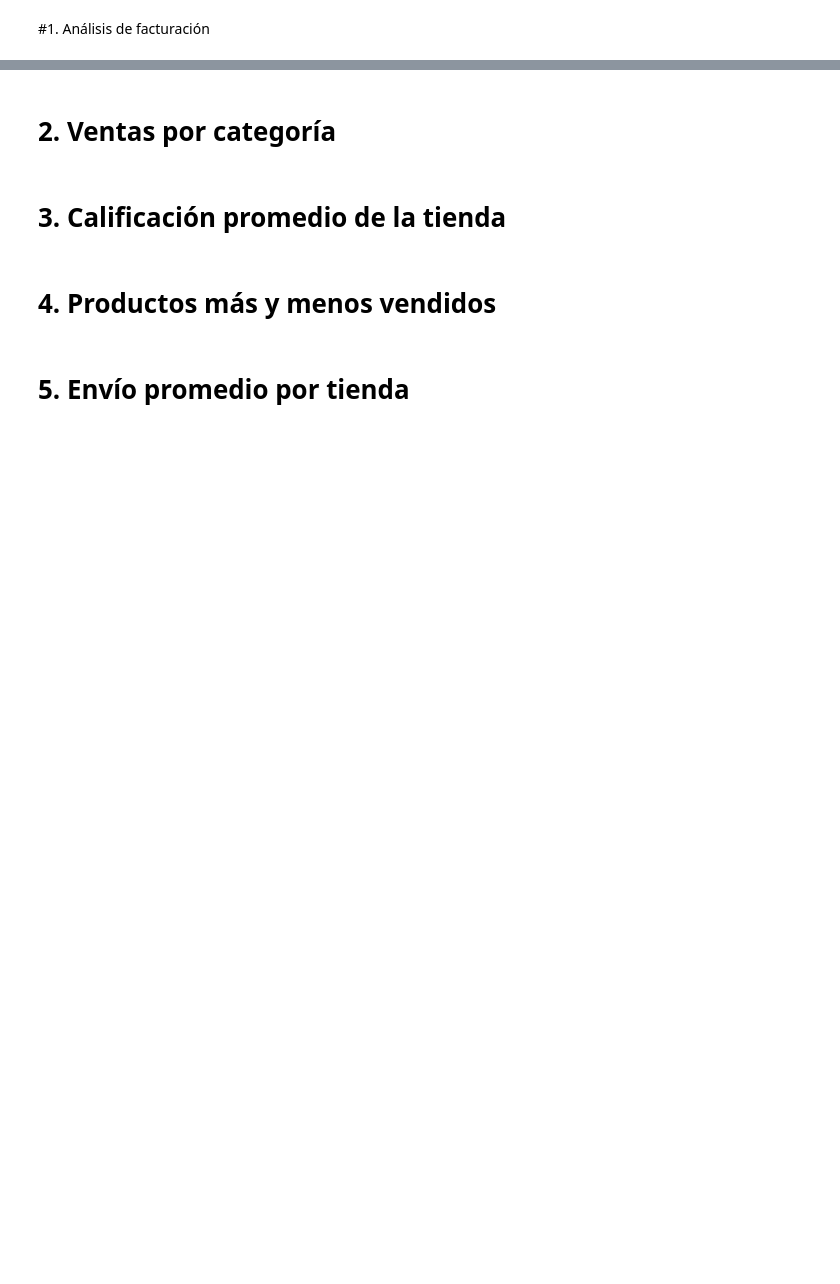
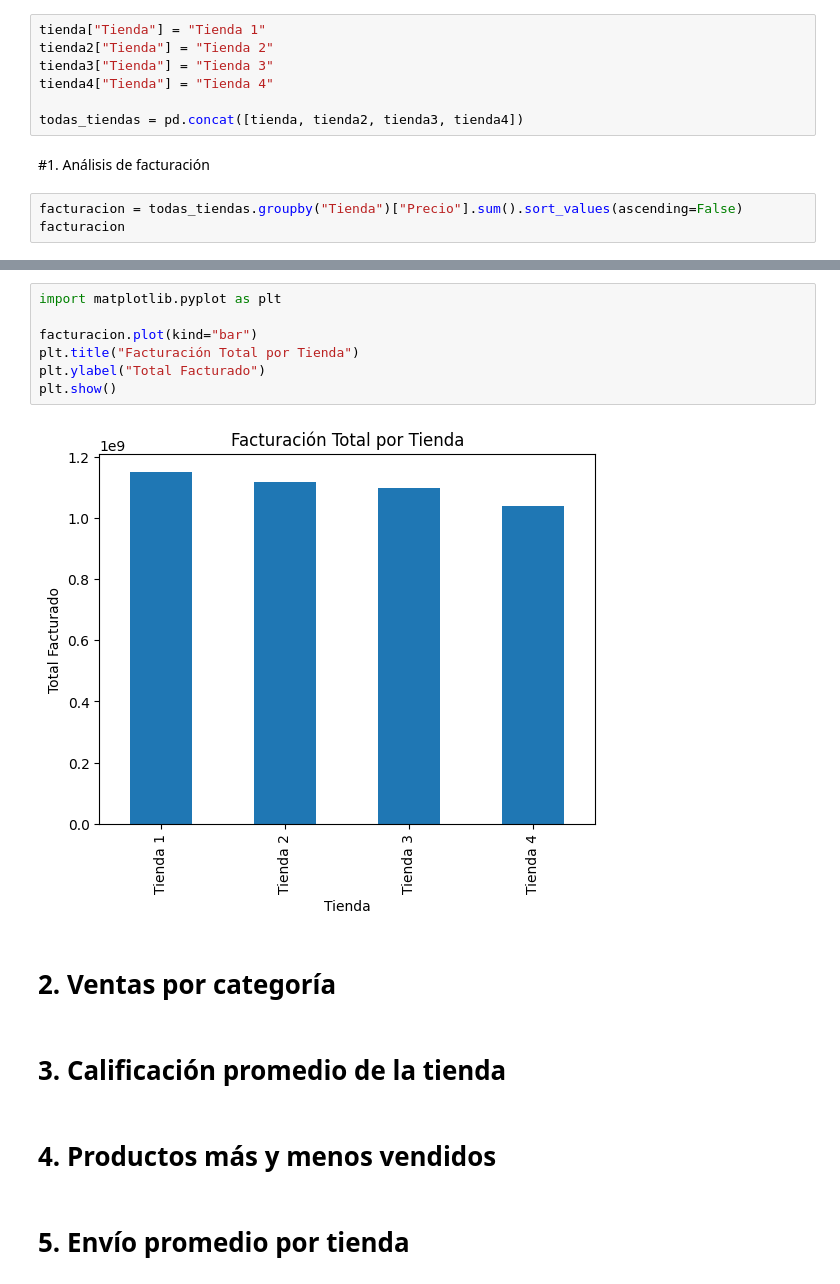
Before and after one commit to Franklin-Custodio/challenge-tiendas, a Jupyter notebook: AluraStoreLatam.ipynb, the cells around one changed output, grey strips where cells are left out. Saved outputs shown, nothing was run; the diff lists cells and outputs as text; blank space fills up the shorter version.

```diff
--- a/AluraStoreLatam.ipynb
+++ b/AluraStoreLatam.ipynb
@@ -26,2 +28,12 @@ tienda.head()
+# %%
+tienda["Tienda"] = "Tienda 1"
+tienda2["Tienda"] = "Tienda 2"
+tienda3["Tienda"] = "Tienda 3"
+tienda4["Tienda"] = "Tienda 4"
+
+todas_tiendas = pd.concat([tienda, tienda2, tienda3, tienda4])
 # %% [markdown]
 #1. Análisis de facturación
+# %%
+facturacion = todas_tiendas.groupby("Tienda")["Precio"].sum().sort_values(ascending=False)
+facturacion
@@ -28,3 +48,12 @@ tienda.head()
+# %%
+import matplotlib.pyplot as plt
+
+facturacion.plot(kind="bar")
+plt.title("Facturación Total por Tienda")
+plt.ylabel("Total Facturado")
+plt.show()
+# %% [output]
+[figure, added]
 # %% [markdown]
 # 2. Ventas por categoría
 # %% [markdown]
```
Also changed, not shown: parts of 2 cells of this notebook.
